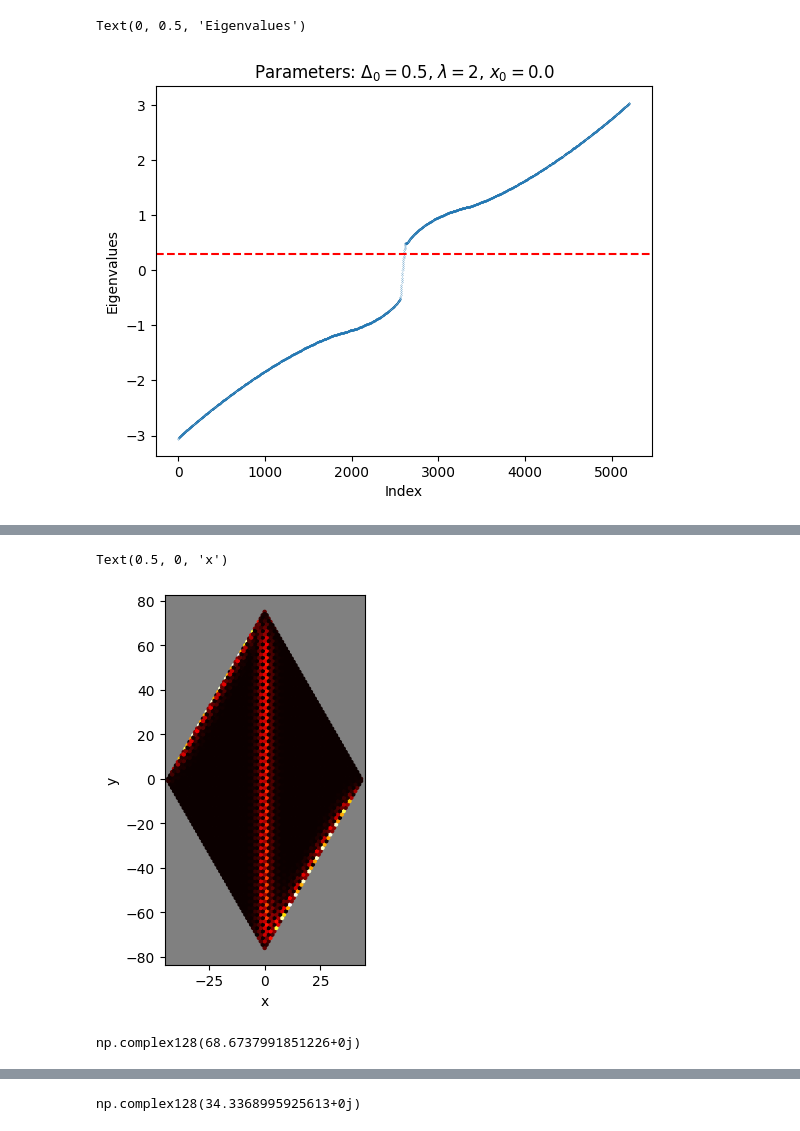
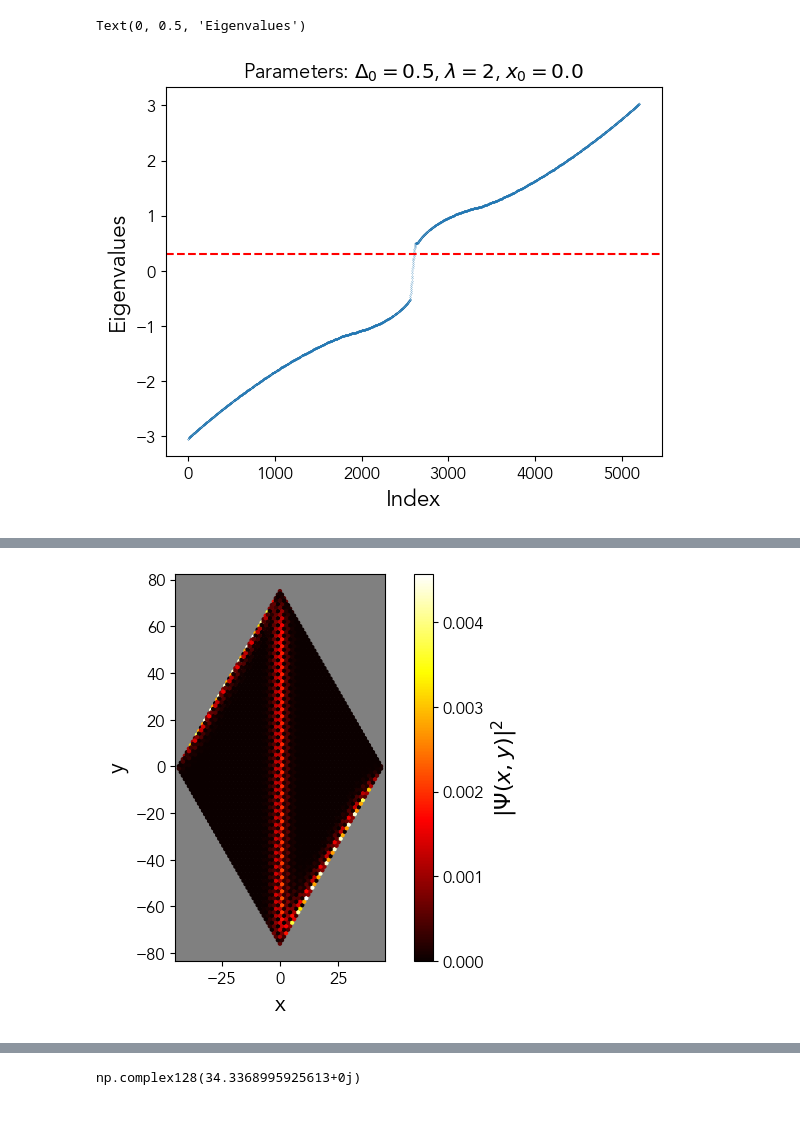
Before and after one commit to marcel-pinto/tight-binding-graphene-domain-wall, a Jupyter notebook: eigenstates.ipynb, the cells around one changed output, grey strips where cells are left out. Drawn from its saved outputs; the diff is of its cells as text; code cells hidden in the pictures.

```diff
--- a/eigenstates.ipynb
+++ b/eigenstates.ipynb
@@ -21,6 +21,16 @@ def plot_graphene(na, nb, Cna, Cnb, ax, s=5, cmap="hot", vmin=None, vmax=None, l
     ax.scatter(nb[0], nb[1], c=Cnb, s=s, label="B", cmap=cmap, vmin=vmin, vmax=vmax)
 
     return im
+# %%
+plt.rcParams['font.family'] = 'sans-serif'
+plt.rcParams['font.sans-serif'] = ['Avenir', 'DejaVu Sans', 'Lucida Grande', 'Verdana']
+plt.rcParams['font.size'] = 12
+plt.rcParams['axes.labelsize'] = 16
+plt.rcParams['xtick.labelsize'] = 12  # x-axis tick labels
+plt.rcParams['ytick.labelsize'] = 12
+
+
+PATH = "./plots/"
 # %%
 nmax = 51
 delta = 0.5
@@ -39,7 +49,7 @@ plt.xlabel("Index")
 plt.ylabel("Eigenvalues")
 # %% [output]
 Text(0, 0.5, 'Eigenvalues')
-[figure, old version]
+[figure, new version]
 # %%
 idx = np.where(eigval > 0)[0][0] # get the first positive
 psi = np.asarray(eigvec[:, idx]).flatten()
@@ -57,7 +67,9 @@ Cnb = np.abs(psi_b) ** 2
 
 fig, ax = plt.subplots()
 
-plot_graphene(na, nb, Cna, Cnb, ax)
+im = plot_graphene(na, nb, Cna, Cnb, ax)
+
+plt.colorbar(im, ax=ax, label="$|\\Psi(x,y)|^2$")
 
 ax.set_aspect("equal")
 ax.set_xlim(-45, 45)
@@ -66,4 +78,7 @@ ax.set_facecolor("gray")
 
 ax.set_ylabel("y")
 ax.set_xlabel("x")
+
+fig.tight_layout()
+fig.savefig(PATH + "eigenstate.pdf", bbox_inches="tight")
 # %% [output]
@@ -71,5 +86,4 @@ ax.set_xlabel("x")
-Text(0.5, 0, 'x')
-[figure, old version]
+[figure, new version]
 # %%
 from scipy.special import gamma
 # %%
@@ -126,4 +129,0 @@ psi_a, psi_b = psi_analytic(na[0], na[1], ky = 0, delta_0=0.5, lambda_0=2, tau=-
-# %%
-np.vdot(psi_a, psi_a) + np.vdot(psi_b, psi_b)
-# %% [output]
-np.complex128(68.6737991851226+0j)
```
Also changed, not shown: parts of 9 cells of this notebook, 9 other files.
